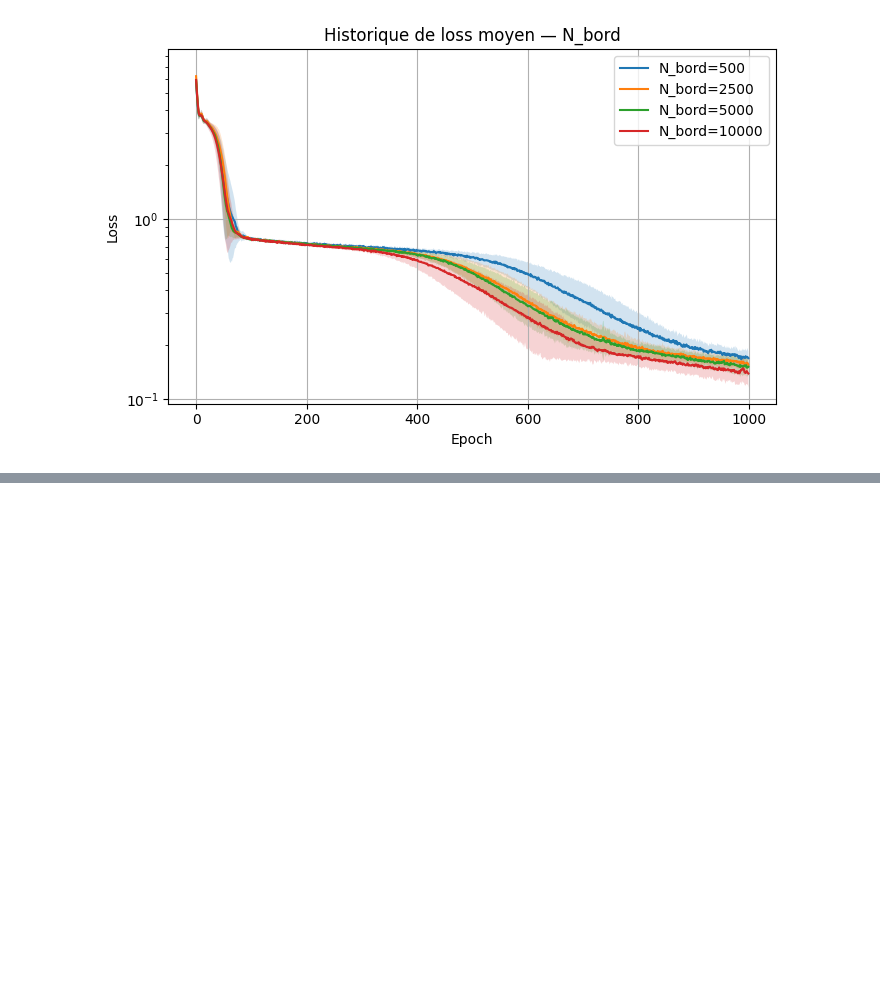
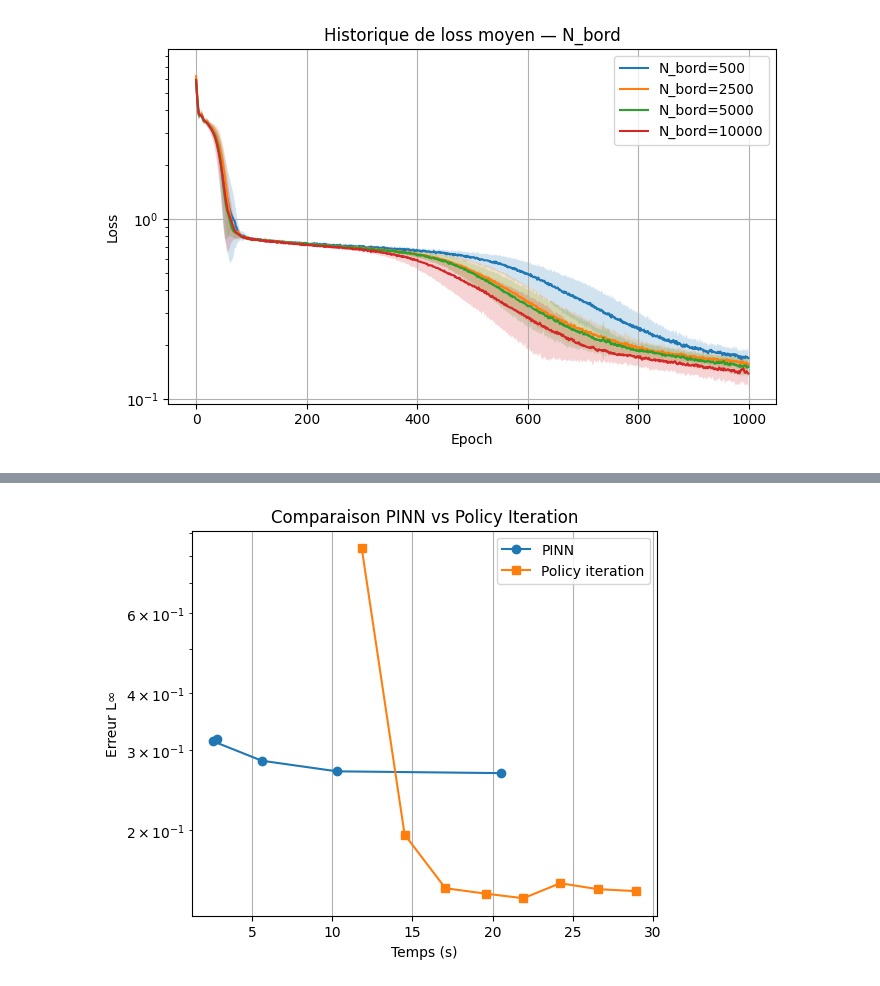
Before and after one commit to francois2004/zermelo-pinn, a Jupyter notebook: results/Untitled.ipynb, the cells around one changed output, grey strips where cells are left out. Cells and saved outputs as stored; diff of their text form; code cells hidden in the pictures; blank space fills up the shorter version.

```diff
--- a/results/Untitled.ipynb
+++ b/results/Untitled.ipynb
@@ -335,0 +538,27 @@ mt.plot_sensibilite_stats(results_2)
+# %%
+# ===============================
+# POLICY ITERATION
+# ===============================
+eta0 = 1.0
+eta_schedule = [.1*2**k for k in range(8)]
+min_epochs = 200
+max_epochs = 3000
+N_colloc = 1000
+
+err_pol, T_pol, pol_err, _ = mt.convergence_policy_iteration(
+    params=params,
+    f=compute_f_exact,
+    vc_field=vc_field,
+    u_ref=u_exact,
+    N_fd=N_fd,
+    n_policy_iter=n_policy_iter,
+    lr=1e-3,
+    eta0=eta0,
+    eta_schedule=eta_schedule,
+    min_epochs=min_epochs,
+    max_epochs=max_epochs,
+    N_colloc=N_colloc,
+    boundary_mode="H1_2",
+    gamma_boundary=1.0,
+    tol_policy=1e-4,
+)
@@ -335,0 +583,20 @@ mt.plot_sensibilite_stats(results_2)
+# %%
+
+# ===============================
+# PLOT COMPARAISON
+# ===============================
+plt.figure(figsize=(6,5))
+
+plt.plot(T_pinn, err_pinn, marker="o", label="PINN")
+plt.plot(T_pol, err_pol, marker="s", label="Policy iteration")
+
+plt.yscale("log")
+plt.xlabel("Temps (s)")
+plt.ylabel("Erreur L∞")
+plt.title("Comparaison PINN vs Policy Iteration")
+plt.legend()
+plt.grid()
+
+plt.show()
+# %% [output]
+[figure, added]
```
Also changed, not shown: parts of 14 cells of this notebook, 15 other files.
